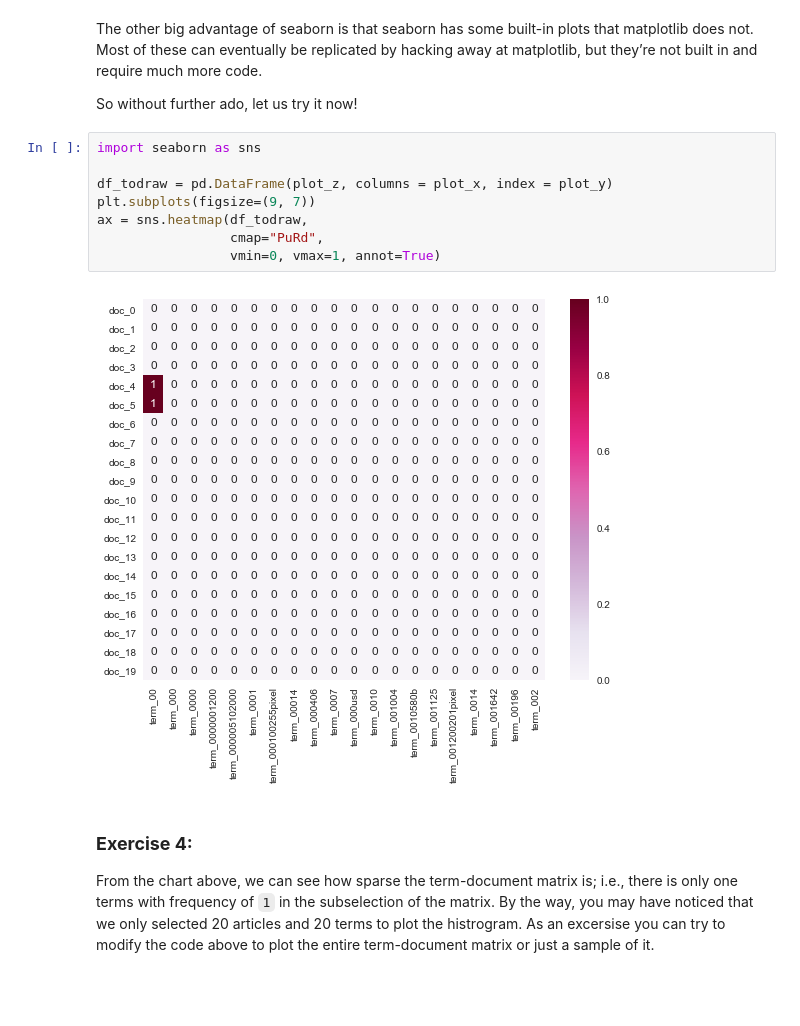
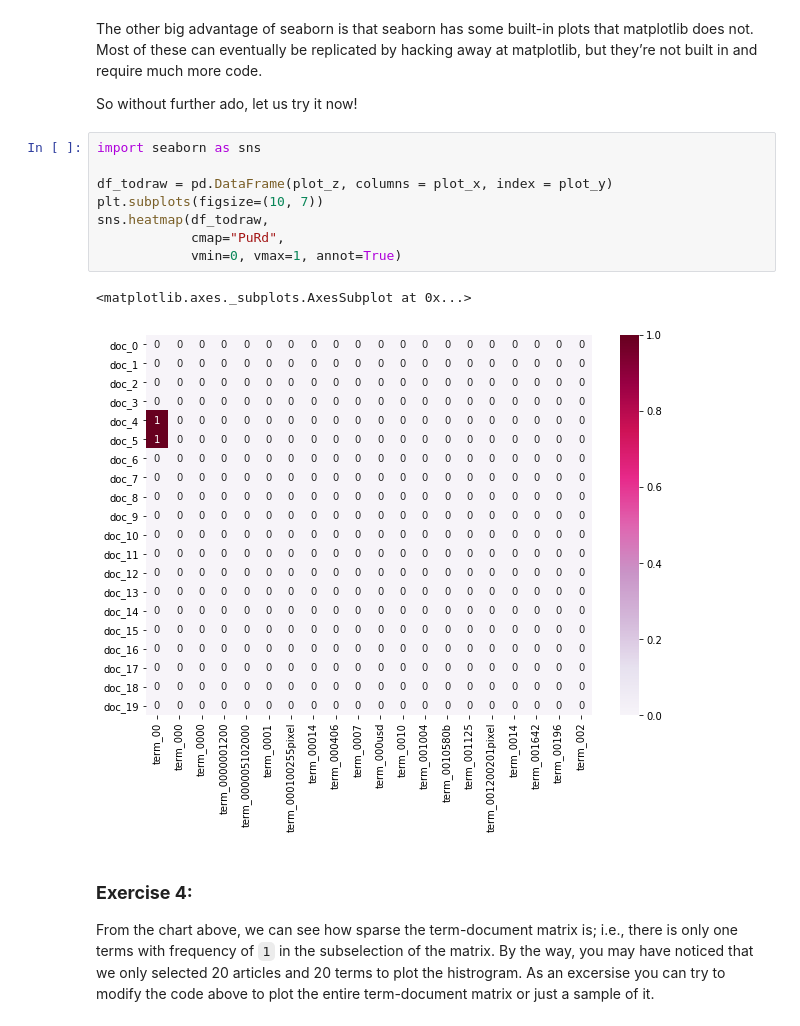
Before and after one commit to omarsar/data_mining_2017_fall_lab, a Jupyter notebook: news_data_mining.ipynb, the cells around one changed output. Drawn from its saved outputs; the diff is of its cells as text; blank space fills up the shorter version.

```diff
--- a/news_data_mining.ipynb
+++ b/news_data_mining.ipynb
@@ -883,13 +883,14 @@ So without further ado, let us try it now!
 # %%
 import seaborn as sns
 
 df_todraw = pd.DataFrame(plot_z, columns = plot_x, index = plot_y)
-plt.subplots(figsize=(9, 7))
-ax = sns.heatmap(df_todraw,
-                 cmap="PuRd",
-                 vmin=0, vmax=1, annot=True)
+plt.subplots(figsize=(10, 7))
+sns.heatmap(df_todraw,
+            cmap="PuRd",
+            vmin=0, vmax=1, annot=True)
 # %% [output]
+<matplotlib.axes._subplots.AxesSubplot at 0x...>
-[figure, old version]
+[figure, new version]
 # %% [markdown]
 ### **Exercise 4:**
 From the chart above, we can see how sparse the term-document matrix is; i.e., there is only one terms with frequency of `1` in the subselection of the matrix. By the way, you may have noticed that we only selected 20 articles and 20 terms to plot the histrogram. As an excersise you can try to modify the code above to plot the entire term-document matrix or just a sample of it.
```
Also changed, not shown: parts of 28 cells of this notebook.
